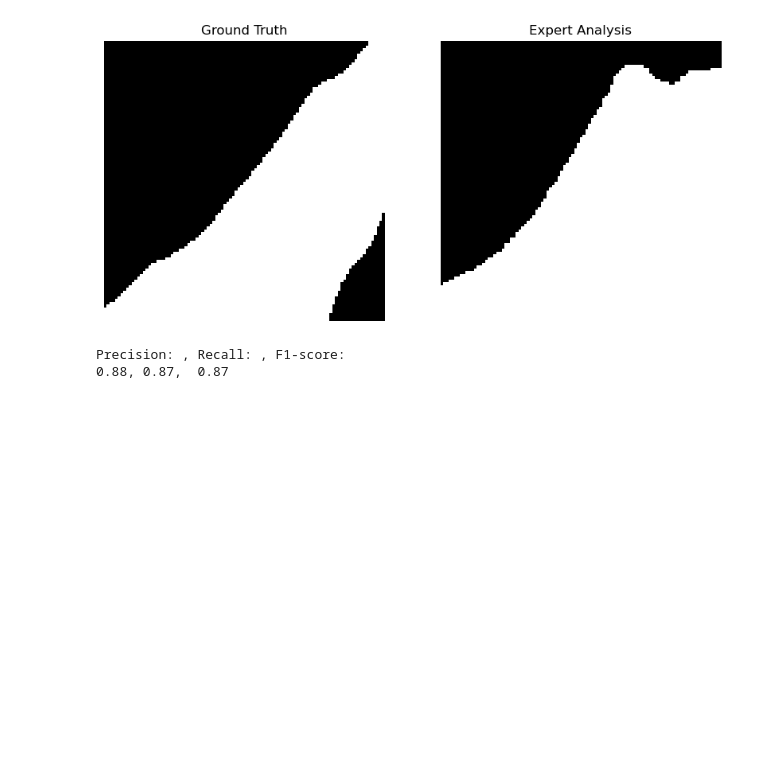
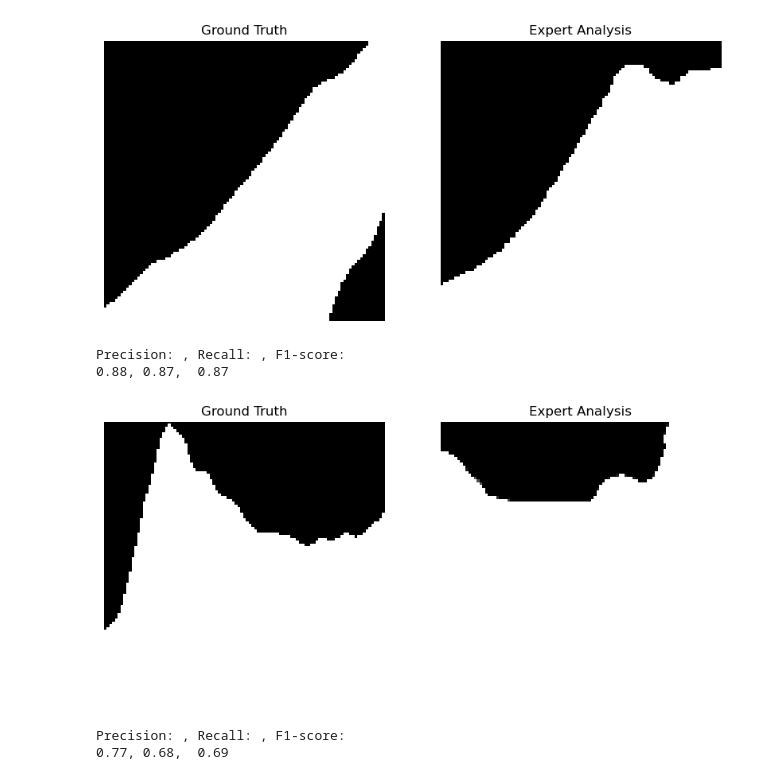
Before and after one commit to lucterres/textureSSD, a Jupyter notebook: expertAvaliation.ipynb, the cells around one changed output. Saved outputs shown, nothing was run; the diff lists cells and outputs as text; code cells hidden in the pictures; blank space fills up the shorter version.

Commit message:
fix: Resolve ModuleNotFoundError and update expert mask paths in evaluation notebook

```diff
--- a/expertAvaliation.ipynb
+++ b/expertAvaliation.ipynb
@@ -50,24 +46,26 @@ Precision: , Recall: , F1-score:
 0.88, 0.87,  0.87
 # %%
 mask   = "D:/0Code/textureSSD/tgs_salt/C1/1bd1c8c771Mask.png"
-expert = "D:/0Code/textureSSD/tgs_salt/C1/1bd1c8c771claudio.png"
+expert = "D:/0Code/textureSSD/tgs_salt/C1/a4d70106_ExpertMask.png"
 
 imageA = cv2.imread(mask, cv2.IMREAD_GRAYSCALE)
 imageB = cv2.imread(expert, cv2.IMREAD_GRAYSCALE)
-
-imageA = np.where(imageA > 0, 1, 0)
-imageB = np.where(imageB > 0, 1, 0)
-
 #show the images
 images = [imageA,imageB]
 titles = ["Ground Truth","Expert Analysis"]
 pm.showImages(images=images, imagesTitle=titles,size=(10,10))
+imageA = np.where(imageA > 0, 1, 0)
+imageB = np.where(imageB > 0, 1, 0)
 
 precision, recall, f1_score = compare_images(imageA, imageB)
 precision = "{:.2f}".format(precision)
 recall = "{:.2f}".format(recall)
 f1_score = "{:.2f}".format(f1_score)
 # Replace the dot with a comma
 
 print(f"Precision: , Recall: , F1-score: ")
 print(f"{precision}, {recall},  {f1_score}")
+# %% [output]
+[figure, added]
+Precision: , Recall: , F1-score:
+0.77, 0.68,  0.69
```
Also changed, not shown: parts of 3 cells of this notebook.
